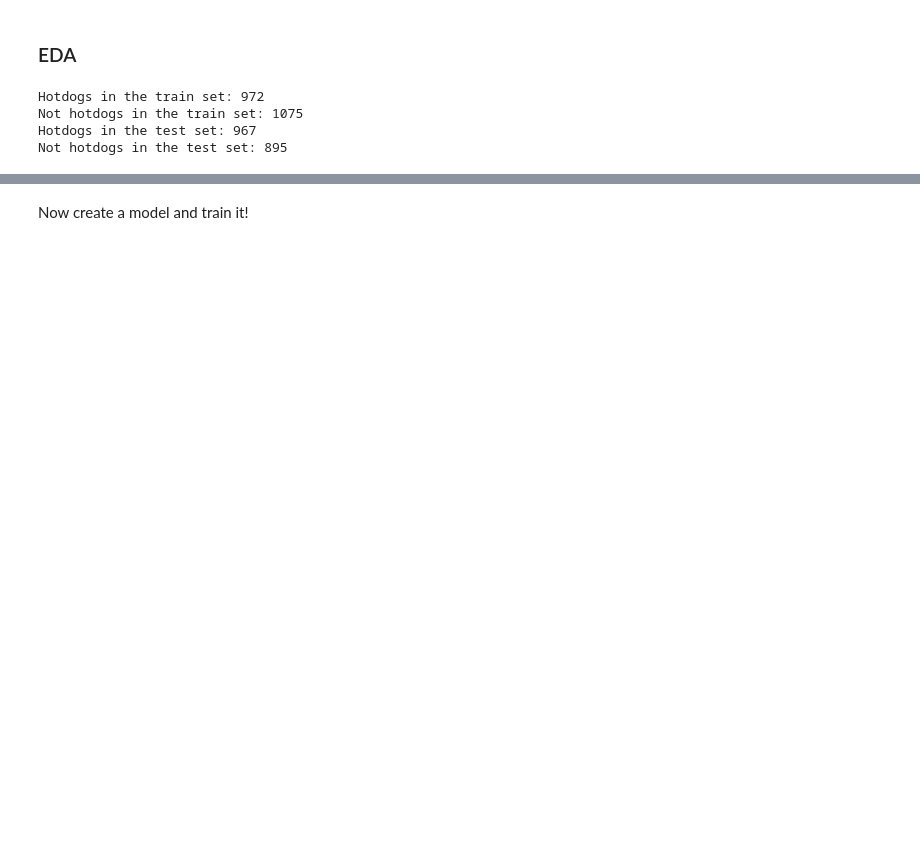
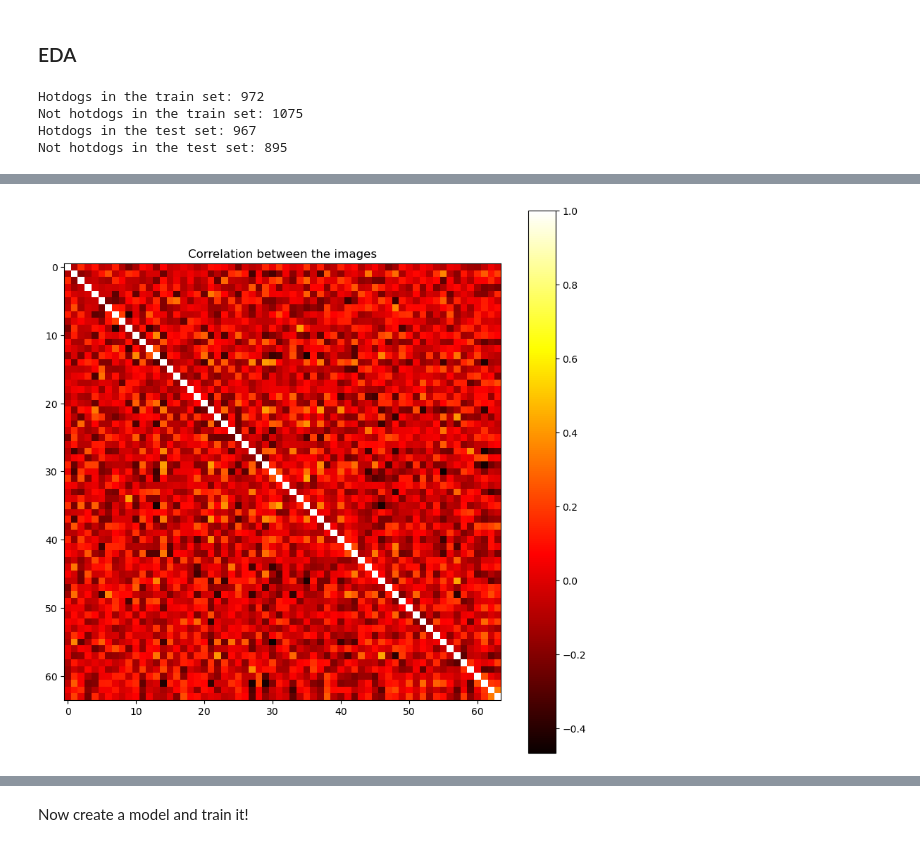
Before and after one commit to GermanButtiero/hotdogs, a Jupyter notebook: IDLCV_Exercise_1_4_hotdog.ipynb, the cells around one changed output, grey strips where cells are left out. Saved outputs shown, nothing was run; the diff lists cells and outputs as text; code cells hidden in the pictures; blank space fills up the shorter version.

```diff
--- a/IDLCV_Exercise_1_4_hotdog.ipynb
+++ b/IDLCV_Exercise_1_4_hotdog.ipynb
@@ -107,0 +196,10 @@ plt.show()
+# %%
+# calculating the correlation between the images in the train set
+correlation = np.corrcoef(data)
+plt.figure(figsize=(10, 10))
+plt.imshow(correlation, cmap='hot', interpolation='nearest')
+plt.colorbar()
+plt.title('Correlation between the images')
+plt.show()
+# %% [output]
+[figure, added]
```
Also changed, not shown: parts of 18 cells of this notebook.
